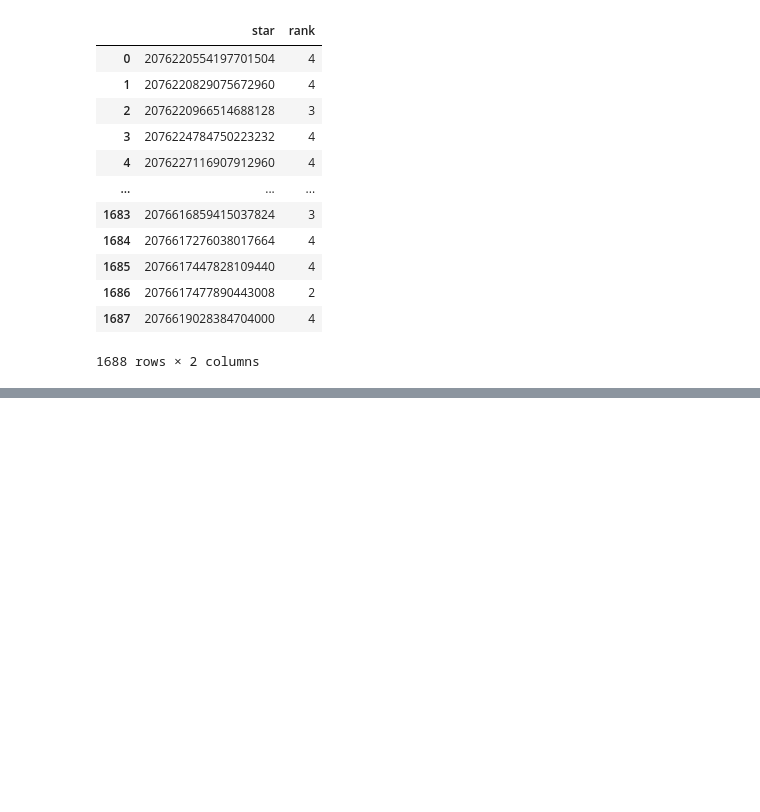
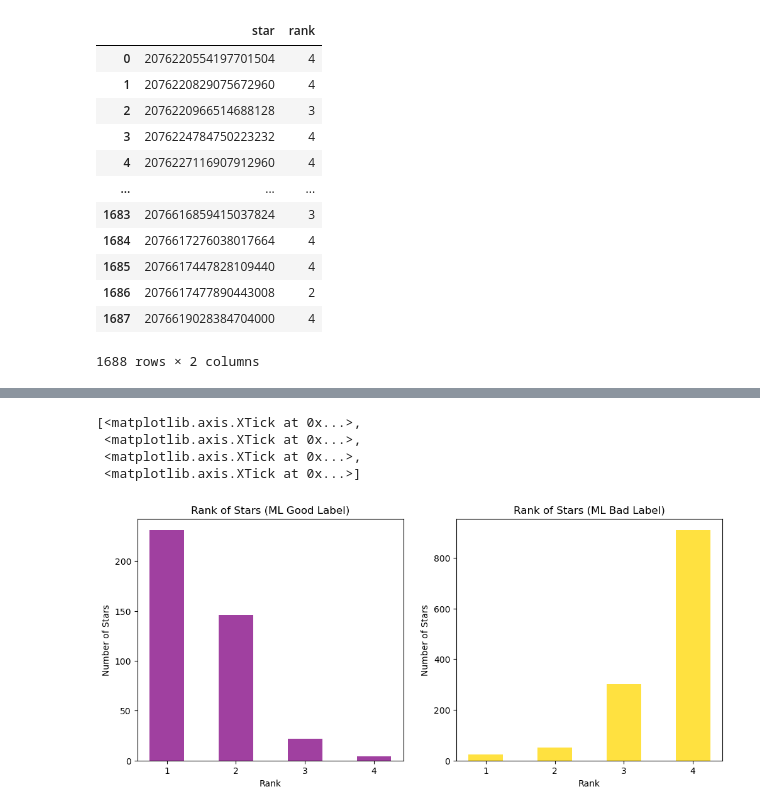
Before and after one commit to justyce5/BASE9_ML, a Jupyter notebook: comparisons.ipynb, the cells around one changed output, grey strips where cells are left out. Saved outputs shown, nothing was run; the diff lists cells and outputs as text; code cells hidden in the pictures; blank space fills up the shorter version.

Commit message:
creating graphs

```diff
--- a/comparisons.ipynb
+++ b/comparisons.ipynb
@@ -71,0 +88,26 @@ fig, ax = plt.subplots(1, 2, figsize=(12, 5))
+# %%
+fig, ax = plt.subplots(1, 2, figsize=(12, 5))
+
+rank_counts_good = y_pred_good['rank'].value_counts().sort_index()
+
+ax[0].bar(rank_counts_good.index, rank_counts_good.values, color='purple', width=0.5, alpha=0.75)
+ax[0].set_xlabel('Rank')
+ax[0].set_ylabel('Number of Stars')
+ax[0].set_title('Rank of Stars (ML Good Label)')
+ax[0].set_xticks([1, 2, 3, 4])
+
+
+
+rank_counts_bad = y_pred_bad['rank'].value_counts().sort_index()
+
+ax[1].bar(rank_counts_bad.index, rank_counts_bad.values, color='gold', width=0.5, alpha=0.75)
+ax[1].set_xlabel('Rank')
+ax[1].set_ylabel('Number of Stars')
+ax[1].set_title('Rank of Stars (ML Bad Label)')
+ax[1].set_xticks([1, 2, 3, 4])
+# %% [output]
+[<matplotlib.axis.XTick at 0x...>,
+ <matplotlib.axis.XTick at 0x...>,
+ <matplotlib.axis.XTick at 0x...>,
+ <matplotlib.axis.XTick at 0x...>]
+[figure, added]
```
Also changed, not shown: parts of 9 cells of this notebook.
